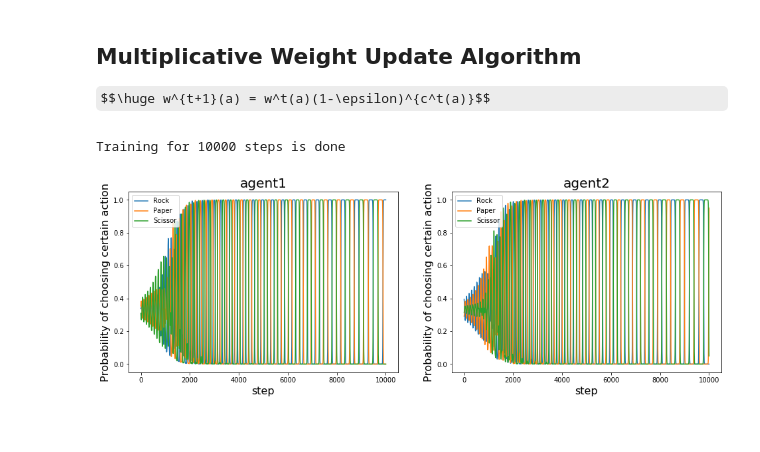
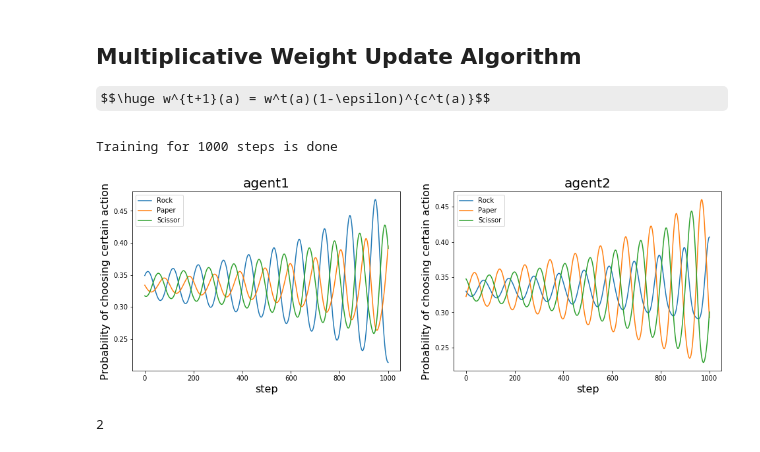
Before and after one commit to KinWaiCheuk/game-theory-python, a Jupyter notebook: MWU-deterministic-implementation.ipynb, the cells around one changed output. Cells and saved outputs as stored; diff of their text form; code cells hidden in the pictures; some formulas as TeX source.

```diff
--- a/MWU-deterministic-implementation.ipynb
+++ b/MWU-deterministic-implementation.ipynb
@@ -153,10 +188,10 @@ $$\huge w^{t+1}(a) = w^t(a)(1-\epsilon)^{c^t(a)}$$
 # %%
 action_list = [['Rock', 'Paper', 'Scissor'],['Rock', 'Paper', 'Scissor']]
 cost_list = [[[0,0],[1,-1],[-1,1]],[[-1,1],[0,0],[1,-1]],[[1,-1],[-1,1],[0,0]]]
 RPS = Game(action_list, cost_list)
-RPS.MWU(10000,0.1)
+RPS.MWU(1000,0.1)
 
 RPS.plot()
 # %% [output]
-Training for 10000 steps is done
+Training for 1000 steps is done
-[figure, old version]
+[figure, new version]
@@ -162,0 +206,4 @@ Training for 10000 steps is done
+# %%
+np.sum(a)
+# %% [output]
+2
```
Also changed, not shown: parts of 3 cells of this notebook.
